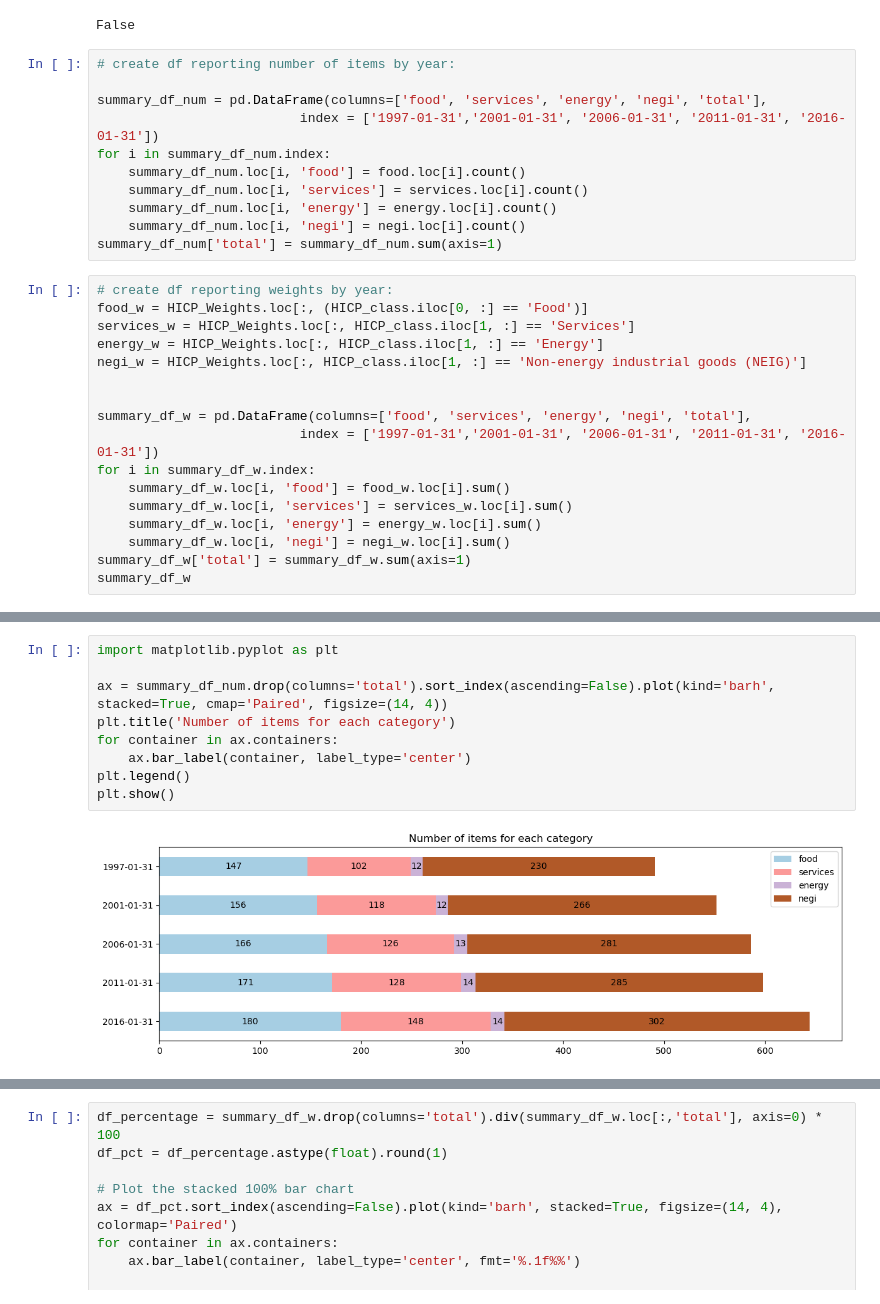
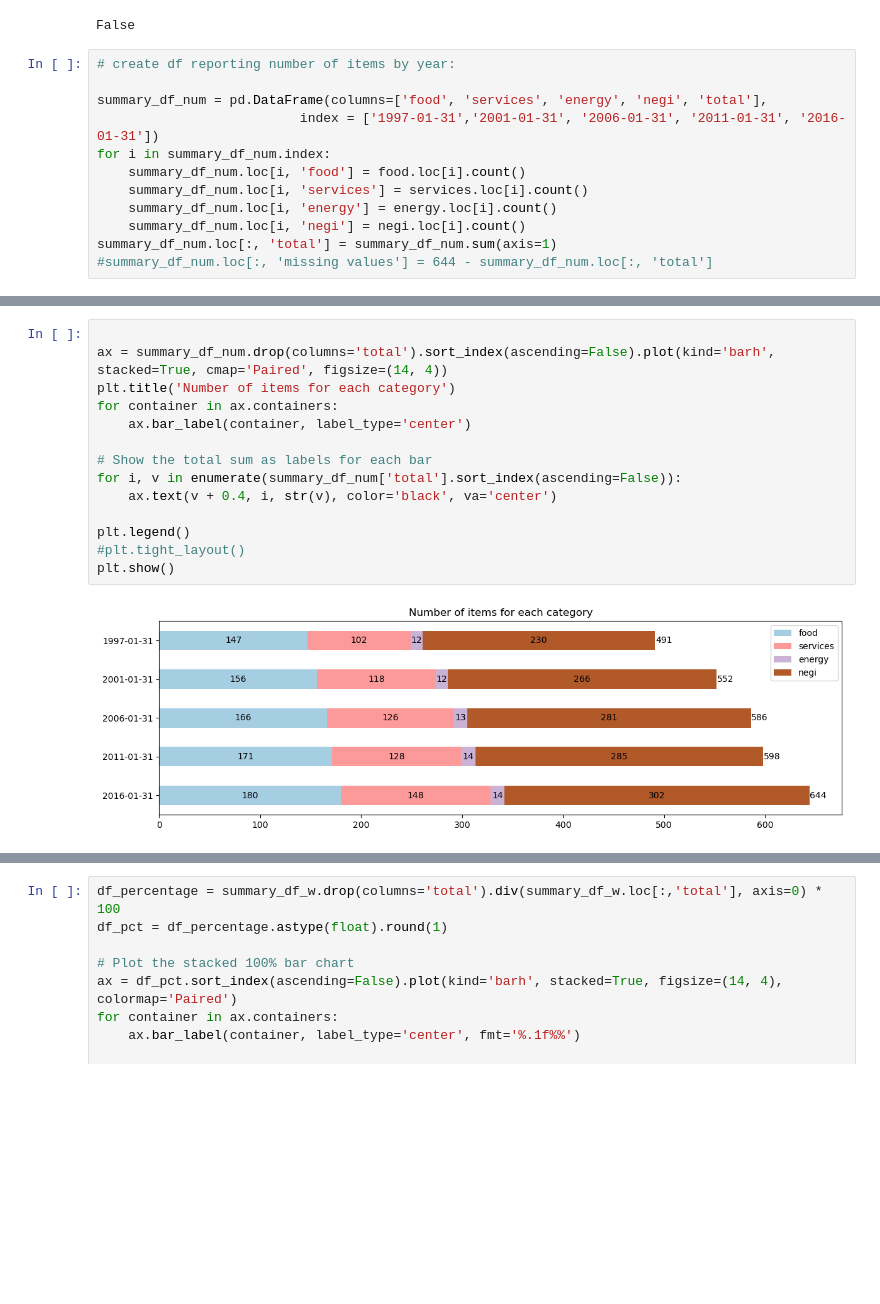
Before and after one commit to lamlam98765/thesis_code, a Jupyter notebook: main/2_Preprocess_HICP_all.ipynb, the cells around one changed output, grey strips where cells are left out. Saved outputs shown, nothing was run; the diff lists cells and outputs as text; blank space fills up the shorter version.

```diff
--- a/main/2_Preprocess_HICP_all.ipynb
+++ b/main/2_Preprocess_HICP_all.ipynb
@@ -321,21 +321,5 @@ for i in summary_df_num.index:
     summary_df_num.loc[i, 'services'] = services.loc[i].count()
     summary_df_num.loc[i, 'energy'] = energy.loc[i].count()
     summary_df_num.loc[i, 'negi'] = negi.loc[i].count()
-summary_df_num['total'] = summary_df_num.sum(axis=1)
+summary_df_num.loc[:, 'total'] = summary_df_num.sum(axis=1)
+#summary_df_num.loc[:, 'missing values'] = 644 - summary_df_num.loc[:, 'total']
-# %%
-# create df reporting weights by year:
-food_w = HICP_Weights.loc[:, (HICP_class.iloc[0, :] == 'Food')]
-services_w = HICP_Weights.loc[:, HICP_class.iloc[1, :] == 'Services']
-energy_w = HICP_Weights.loc[:, HICP_class.iloc[1, :] == 'Energy']
-negi_w = HICP_Weights.loc[:, HICP_class.iloc[1, :] == 'Non-energy industrial goods (NEIG)']
-
-
-summary_df_w = pd.DataFrame(columns=['food', 'services', 'energy', 'negi', 'total'],
-                          index = ['1997-01-31','2001-01-31', '2006-01-31', '2011-01-31', '2016-01-31'])
-for i in summary_df_w.index:
-    summary_df_w.loc[i, 'food'] = food_w.loc[i].sum()
-    summary_df_w.loc[i, 'services'] = services_w.loc[i].sum()
-    summary_df_w.loc[i, 'energy'] = energy_w.loc[i].sum()
-    summary_df_w.loc[i, 'negi'] = negi_w.loc[i].sum()
-summary_df_w['total'] = summary_df_w.sum(axis=1)
-summary_df_w
@@ -358,11 +326,16 @@ summary_df_num.drop(columns='total').sort_index()
 # %%
-import matplotlib.pyplot as plt
 
 ax = summary_df_num.drop(columns='total').sort_index(ascending=False).plot(kind='barh', stacked=True, cmap='Paired', figsize=(14, 4))
 plt.title('Number of items for each category')
 for container in ax.containers:
     ax.bar_label(container, label_type='center')
+
+# Show the total sum as labels for each bar
+for i, v in enumerate(summary_df_num['total'].sort_index(ascending=False)):
+    ax.text(v + 0.4, i, str(v), color='black', va='center')
+
 plt.legend()
+#plt.tight_layout()
 plt.show()
 # %% [output]
-[figure, old version]
+[figure, new version]
```
Also changed, not shown: parts of 5 cells of this notebook, 17 other files.
